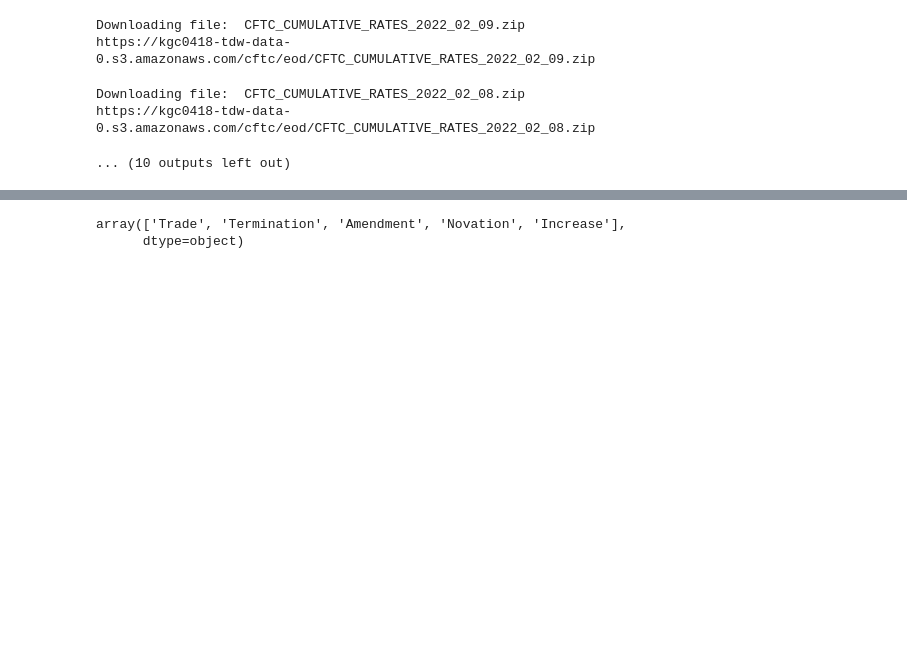
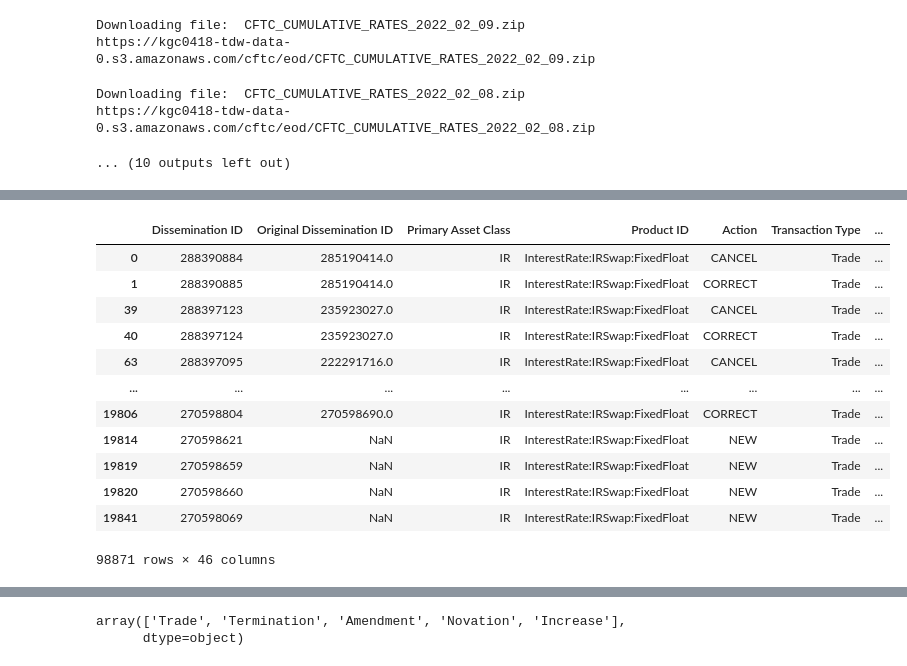
Before and after one commit to drastorguev/nqis_simple_app, a Jupyter notebook: Notebooks/EDA-2.ipynb, the cells around one changed output, grey strips where cells are left out. Saved outputs shown, nothing was run; the diff lists cells and outputs as text; code cells hidden in the pictures; blank space fills up the shorter version.

```diff
--- a/Notebooks/EDA.ipynb
+++ b/Notebooks/EDA-2.ipynb
@@ -118,0 +194,16 @@ raw_df_master
+# %%
+df_fixed_float[pd.to_datetime(df_fixed_float['Effective Date']) > '2022-01-01']
+# %% [output]
+|  | Dissemination ID | Original Dissemination ID | Primary Asset Class | Product ID | Action | Transaction Type | ... |
+| 0 | 288390884 | 285190414.0 | IR | InterestRate:IRSwap:FixedFloat | CANCEL | Trade | ... |
+| 1 | 288390885 | 285190414.0 | IR | InterestRate:IRSwap:FixedFloat | CORRECT | Trade | ... |
+| 39 | 288397123 | 235923027.0 | IR | InterestRate:IRSwap:FixedFloat | CANCEL | Trade | ... |
+| 40 | 288397124 | 235923027.0 | IR | InterestRate:IRSwap:FixedFloat | CORRECT | Trade | ... |
+| 63 | 288397095 | 222291716.0 | IR | InterestRate:IRSwap:FixedFloat | CANCEL | Trade | ... |
+| ... | ... | ... | ... | ... | ... | ... | ... |
+| 19806 | 270598804 | 270598690.0 | IR | InterestRate:IRSwap:FixedFloat | CORRECT | Trade | ... |
+| 19814 | 270598621 | NaN | IR | InterestRate:IRSwap:FixedFloat | NEW | Trade | ... |
+| 19819 | 270598659 | NaN | IR | InterestRate:IRSwap:FixedFloat | NEW | Trade | ... |
+| 19820 | 270598660 | NaN | IR | InterestRate:IRSwap:FixedFloat | NEW | Trade | ... |
+| 19841 | 270598069 | NaN | IR | InterestRate:IRSwap:FixedFloat | NEW | Trade | ... |
+98871 rows × 46 columns
```
Also changed, not shown: parts of 16 cells of this notebook, 3 other files.
